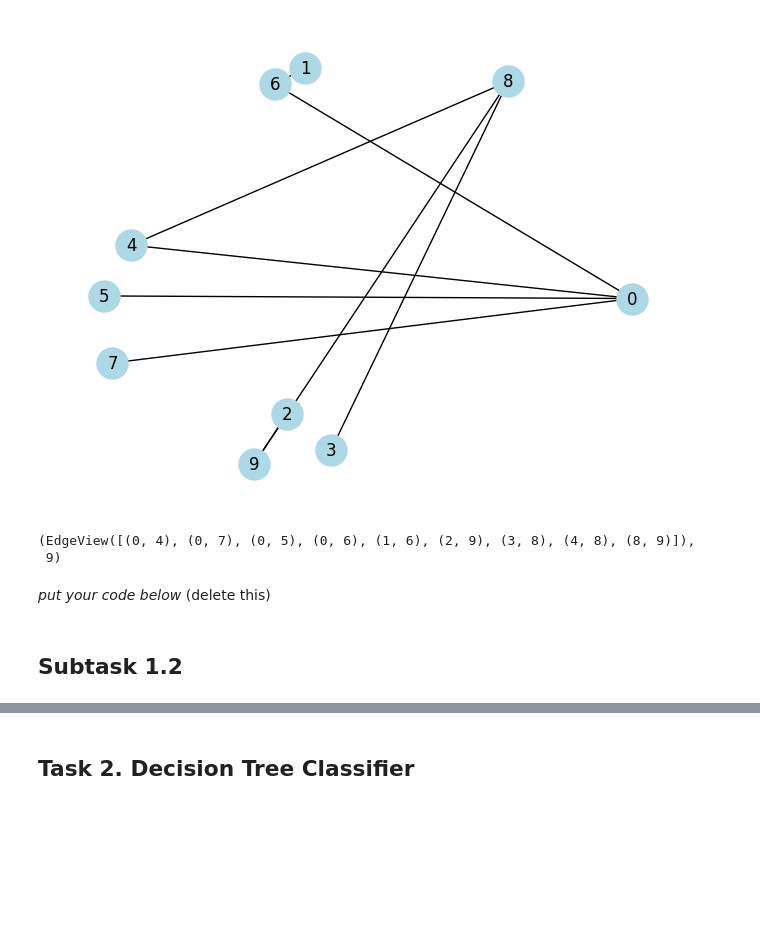
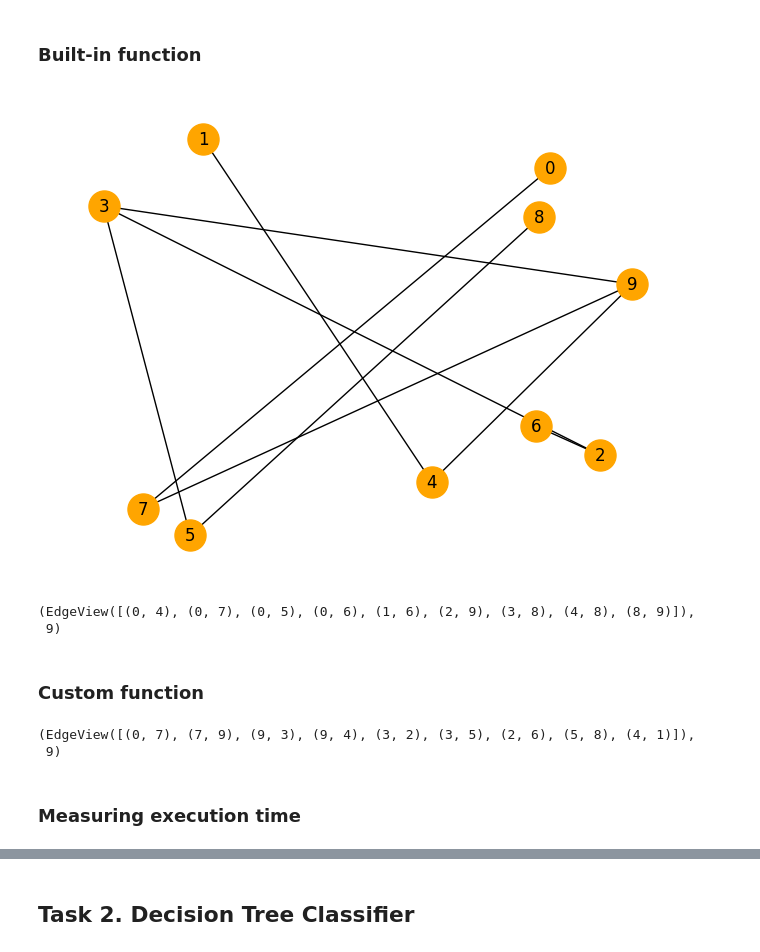
Before and after one commit to llevttarr/tree_analysis_lab, a Jupyter notebook: Lab1_trees.ipynb, the cells around one changed output, grey strips where cells are left out. Drawn from its saved outputs; the diff is of its cells as text; code cells hidden in the pictures; blank space fills up the shorter version.

```diff
--- a/Lab1_trees.ipynb
+++ b/Lab1_trees.ipynb
@@ -106,17 +109,17 @@ mstk.edges(), len(mstk.edges())
+# %% [markdown]
+### Built-in function
 # %%
 mstp = tree.minimum_spanning_tree(G, algorithm="prim")
 # %%
-nx.draw(mstp, node_color='lightblue',
+nx.draw(mstp, node_color='orange',
         with_labels=True,
         node_size=500)
 # %% [output]
-[figure, old version]
+[figure, new version]
 # %%
 mstp.edges(), len(mstp.edges())
 # %% [output]
 (EdgeView([(0, 4), (0, 7), (0, 5), (0, 6), (1, 6), (2, 9), (3, 8), (4, 8), (8, 9)]),
  9)
-# %% [markdown]
-*put your code below* (delete this)
-# %% [markdown]
-## Subtask 1.2
+# %% [markdown]
+### Custom function
@@ -122,0 +158,8 @@ mstp.edges(), len(mstp.edges())
+# %%
+mstp_custom = prim_algorithm(G)
+mstp_custom.edges(), len(mstp_custom.edges())
+# %% [output]
+(EdgeView([(0, 7), (7, 9), (9, 3), (9, 4), (3, 2), (3, 5), (2, 6), (5, 8), (4, 1)]),
+ 9)
+# %% [markdown]
+### Measuring execution time
```
Also changed, not shown: parts of 73 cells of this notebook.
